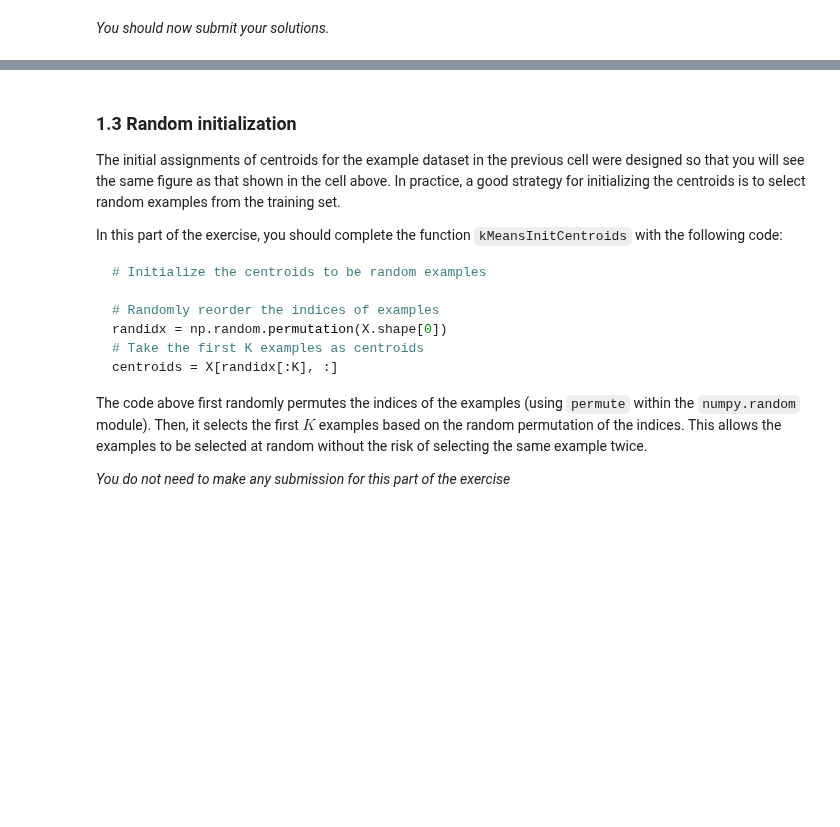
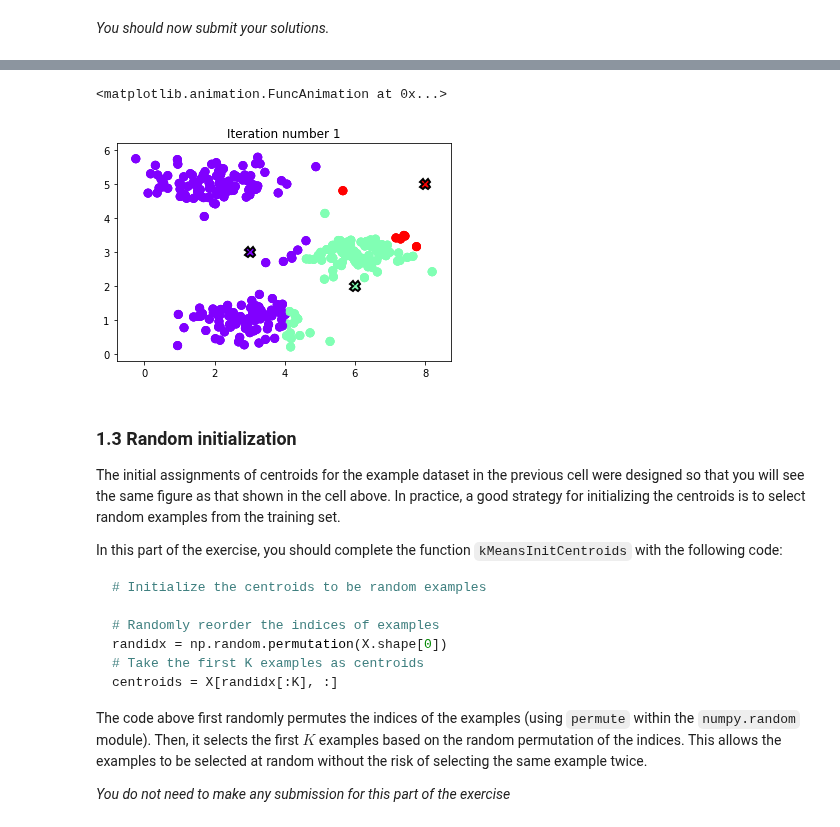
Before and after one commit to Thomas2512/ml-coursera-python-assignments, a Jupyter notebook: Exercise7/exercise7.ipynb, the cells around one changed output, grey strips where cells are left out. Cells and saved outputs as stored; diff of their text form; code cells hidden in the pictures; blank space fills up the shorter version.

```diff
--- a/Exercise7/exercise7.ipynb
+++ b/Exercise7/exercise7.ipynb
@@ -305,23 +318,26 @@ When you run the next step, the K-means code will produce an animation that step
 # %%
 # Load an example dataset
 data = loadmat(os.path.join('Data', 'ex7data2.mat'))
 
 # Settings for running K-Means
 K = 3
 max_iters = 10
 
 # For consistency, here we set centroids to specific values
 # but in practice you want to generate them automatically, such as by
 # settings them to be random examples (as can be seen in
 # kMeansInitCentroids).
 initial_centroids = np.array([[3, 3], [6, 2], [8, 5]])
 
 
 # Run K-Means algorithm. The 'true' at the end tells our function to plot
 # the progress of K-Means
 centroids, idx, anim = utils.runkMeans(X, initial_centroids,
-                                       findClosestCentroids, computeCentroids, max_iters, True)
+                                       findClosestCentroids, computeCentroids, max_iters, plot_progress=True)
 anim
+# %% [output]
+<matplotlib.animation.FuncAnimation at 0x...>
+[figure, added]
 # %% [markdown]
 ### 1.3 Random initialization
 
```
Also changed, not shown: parts of 5 cells of this notebook, 7 other files.
